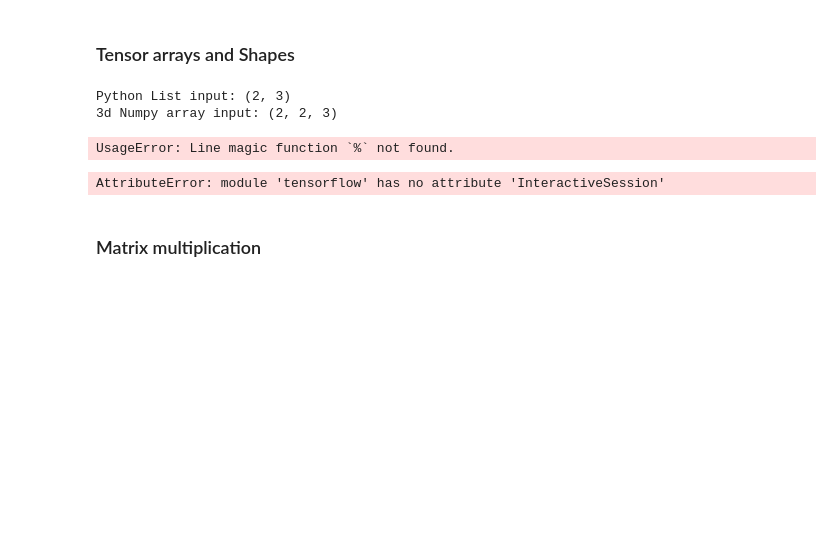
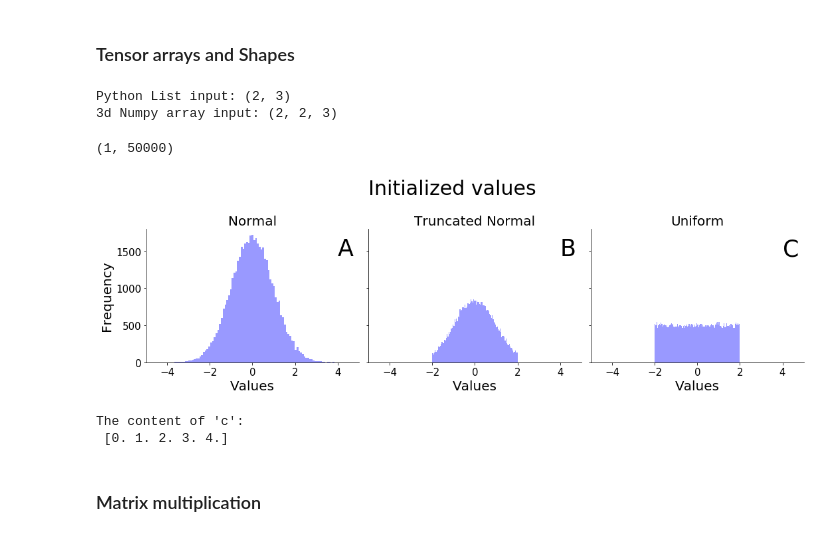
Before and after one commit to wilsonify/tensorflow-examples, a Jupyter notebook: notebooks/03__tensorflow_basics/Chapter3.ipynb, the cells around one changed output. Drawn from its saved outputs; the diff is of its cells as text; code cells hidden in the pictures; blank space fills up the shorter version.

Commit message:
use compat.v1 in example notebook

```diff
--- a/notebooks/03__tensorflow_basics/Chapter3.ipynb
+++ b/notebooks/03__tensorflow_basics/Chapter3.ipynb
@@ -109,20 +109,19 @@ Python List input: (2, 3)
 3d Numpy array input: (2, 2, 3)
 # %%
 import matplotlib.pyplot as plt
-% matplotlib inline
 
-sess = tf.InteractiveSession()
+sess = tf.compat.v1.InteractiveSession()
 
 # === Noramal and Truncated normal distributions ===
 mean = 0
 std = 1
-x_normal = tf.random_normal((1,50000),mean,std).eval()
-x_truncated = tf.truncated_normal((1,50000),mean,std).eval()
+x_normal = tf.compat.v1.random_normal((1,50000),mean,std).eval()
+x_truncated = tf.compat.v1.truncated_normal((1,50000),mean,std).eval()
 
 # === Uniform distribution
 minval = -2
 maxval = 2
-x_uniform = tf.random_uniform((1,50000),minval,maxval).eval()
+x_uniform = tf.compat.v1.random_uniform((1,50000),minval,maxval).eval()
 
 sess.close()
 
@@ -140,41 +139,43 @@ def get_axis_limits(ax, scale=.8):
 
 f,axarr = plt.subplots(1,3,figsize=[15,4],sharey=True)
 titles = ['Normal','Truncated Normal','Uniform']
 
 print(x_normal.shape)
 for i,x in enumerate([x_normal,x_truncated,x_uniform]):
     ax = axarr[i]
     ax.hist(x[0],bins=100,color='b',alpha=0.4)
     ax.set_title(titles[i],fontsize=20)
     ax.set_xlabel('Values',fontsize=20)
     ax.set_xlim([-5,5])
     ax.set_ylim([0,1800])
 
     simpleaxis(ax)
 
 
 axarr[0].set_ylabel('Frequency',fontsize=20)
 plt.suptitle('Initialized values',fontsize=30, y=1.15)
 
 
 for ax,letter in zip(axarr,['A','B','C']):
     simpleaxis(ax)
     ax.annotate(letter, xy=get_axis_limits(ax),fontsize=35)
 
 plt.tight_layout()
 
 plt.savefig('histograms.png', bbox_inches='tight', format='png', dpi=200, pad_inches=0,transparent=True)
 
 plt.show()
 # %% [output]
-UsageError: Line magic function `%` not found.
+(1, 50000)
+[figure, added]
 # %%
-sess = tf.InteractiveSession()
+sess = tf.compat.v1.InteractiveSession()
 c = tf.linspace(0.0, 4.0, 5)
 print("The content of 'c':\n {}\n".format(c.eval()))
 sess.close()
 # %% [output]
-AttributeError: module 'tensorflow' has no attribute 'InteractiveSession'
+The content of 'c':
+ [0. 1. 2. 3. 4.]
 # %% [markdown]
 ### Matrix multiplication
 # %%
```
Also changed, not shown: parts of 8 cells of this notebook.
